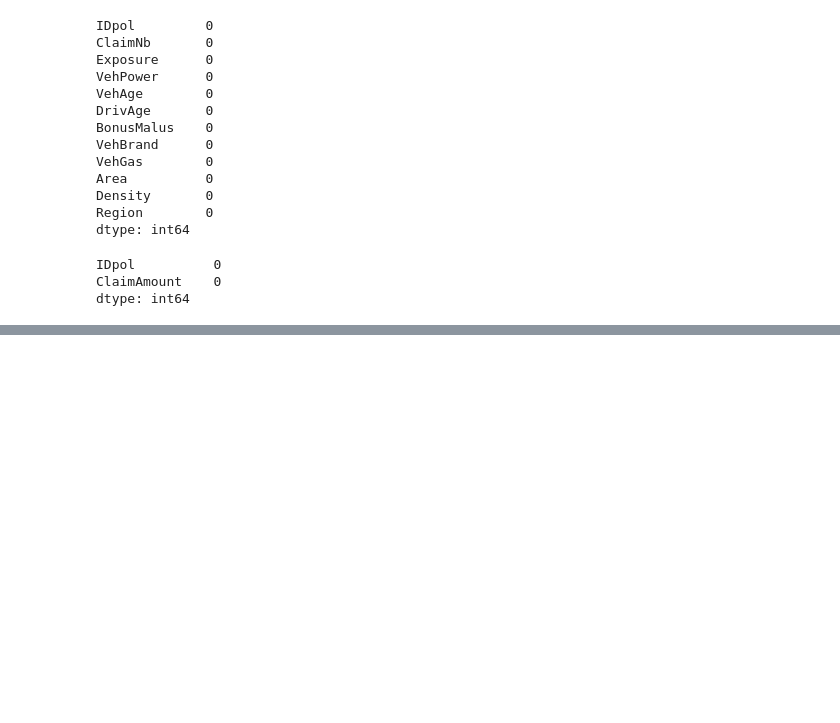
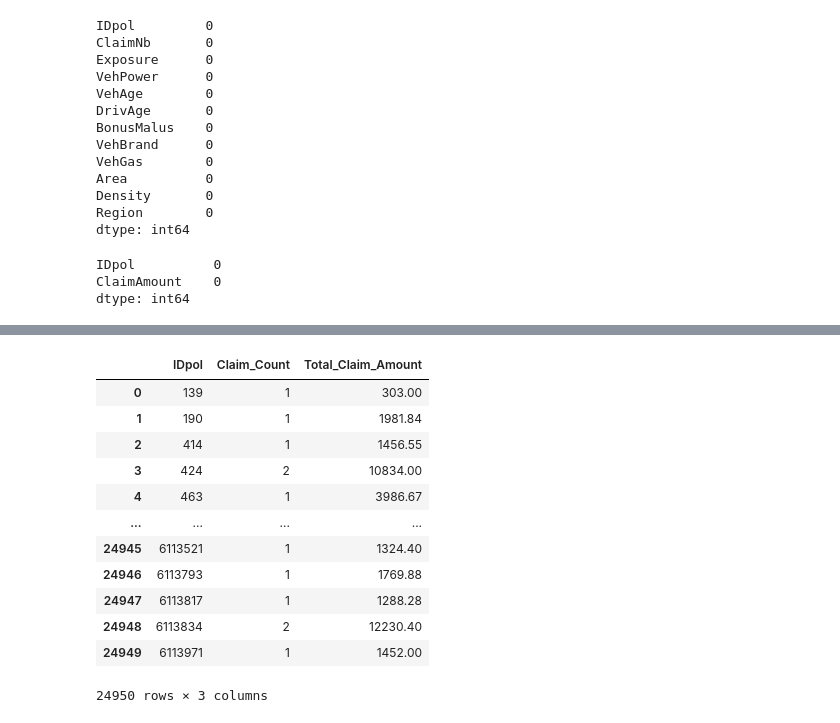
Before and after one commit to dvamsidhar2002/Improving_Motor_Insurance_Pricing_Through_Joint_Modelling_of_Claim_Frequency_and_Claim_Severity, a Jupyter notebook: Data_Audit_and_Reconcilation/Exploratory_Data_Analysis.ipynb, the cells around one changed output, grey strips where cells are left out. Saved outputs shown, nothing was run; the diff lists cells and outputs as text; code cells hidden in the pictures; blank space fills up the shorter version.

```diff
--- a/Data_Audit_and_Reconcilation/Exploratory_Data_Analysis.ipynb
+++ b/Data_Audit_and_Reconcilation/Exploratory_Data_Analysis.ipynb
@@ -93,0 +149,16 @@ dtype: int64
+# %%
+final_severity_data
+# %% [output]
+|  | IDpol | Claim_Count | Total_Claim_Amount |
+| 0 | 139 | 1 | 303.00 |
+| 1 | 190 | 1 | 1981.84 |
+| 2 | 414 | 1 | 1456.55 |
+| 3 | 424 | 2 | 10834.00 |
+| 4 | 463 | 1 | 3986.67 |
+| ... | ... | ... | ... |
+| 24945 | 6113521 | 1 | 1324.40 |
+| 24946 | 6113793 | 1 | 1769.88 |
+| 24947 | 6113817 | 1 | 1288.28 |
+| 24948 | 6113834 | 2 | 12230.40 |
+| 24949 | 6113971 | 1 | 1452.00 |
+24950 rows × 3 columns
```
Also changed, not shown: parts of 16 cells of this notebook, 2 other files.
